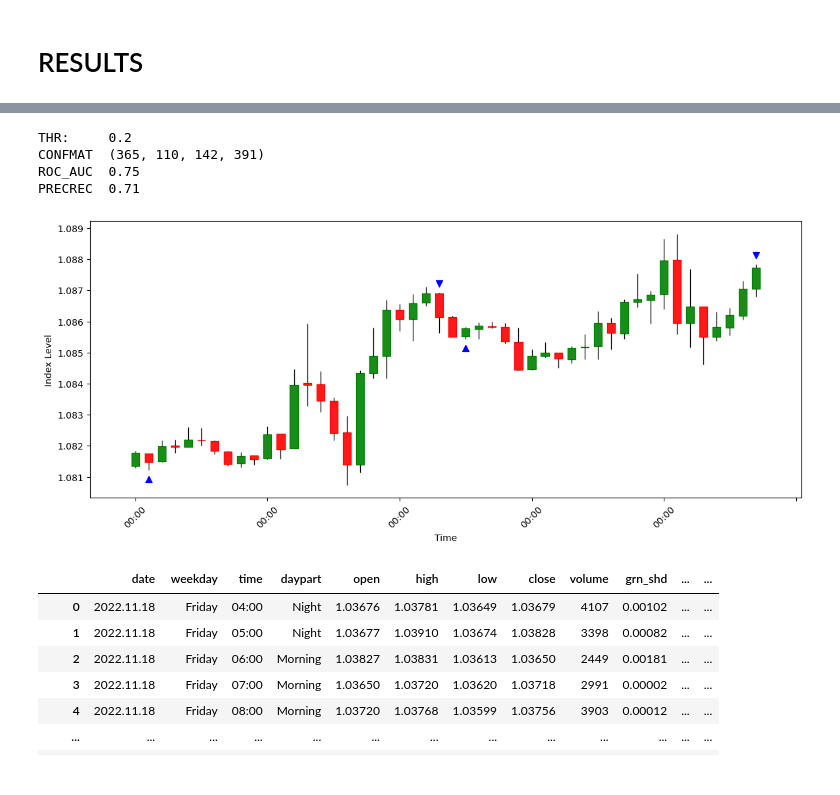
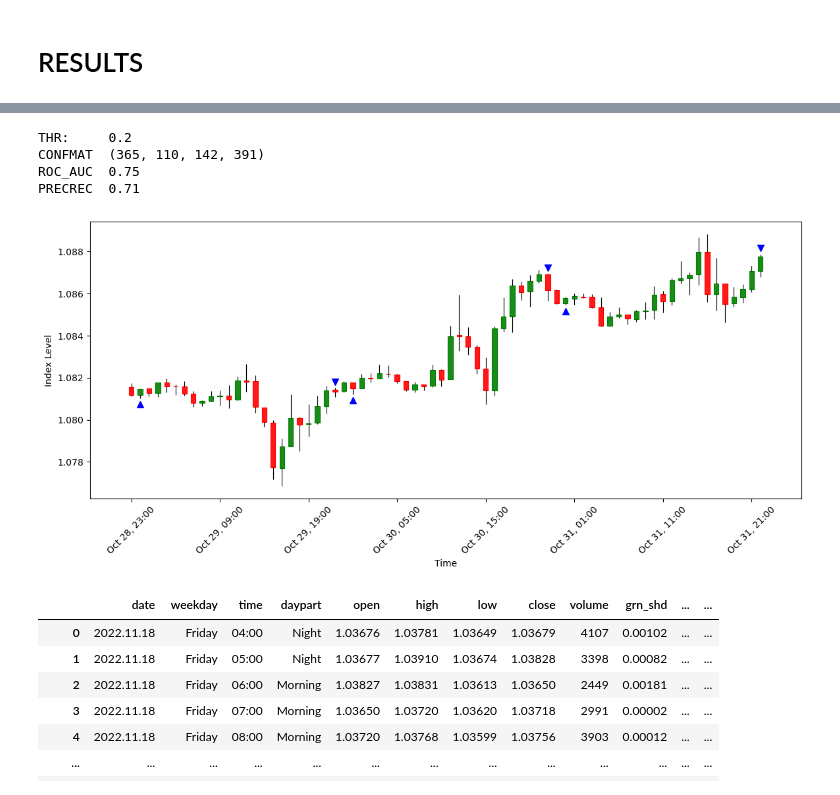
Before and after one commit to Priboy313/final-qualifying-work, a Jupyter notebook: main.ipynb, the cells around one changed output, grey strips where cells are left out. Drawn from its saved outputs; the diff is of its cells as text; code cells hidden in the pictures.

```diff
--- a/main.ipynb
+++ b/main.ipynb
@@ -785,36 +795,36 @@ threshold = 0.2
 
 test['ind_up'] = ((test['pred_y_up'] - test['pred_y_down']) > threshold).astype(float)
 test.loc[test['ind_up'] != 1, 'ind_up'] = float("NaN")
 test.loc[test['ind_up'] == 1, 'ind_up'] = test['low'] - 0.0003
 
 test['ind_down'] = ((test['pred_y_down'] - test['pred_y_up']) > threshold).astype(float)
 test.loc[test['ind_down'] != 1, 'ind_down'] = float("NaN")
 test.loc[test['ind_down'] == 1, 'ind_down'] = test['high'] + 0.0003
 
 
 res = test[['y_true', 'ind_up', 'y_true_down', 'ind_down']]
 
 res.loc[res['ind_up'] > 0, 'ind_pred'] = 1
 res.loc[res['ind_down'] > 0, 'ind_pred'] = 0
 
 res = res[(res['ind_pred'] == 1) | (res['ind_pred'] == 0)]
 
 print(f'THR:\t {threshold}')
 pdf.metrics.metrics_class(res.loc[:,'y_true'], res.loc[:,'ind_pred'])
 
 
-plot_window = 24*2
+plot_window = 24*3
 
 data = test.tail(plot_window)
-data.index = pd.to_datetime(data.index)
+data.index = pd.to_datetime(data['date'] + " " + data['time'])
 
 get_graph(data)
 # %% [output]
 THR:     0.2
 CONFMAT  (365, 110, 142, 391)
 ROC_AUC  0.75
 PRECREC  0.71
-[figure, old version]
+[figure, new version]
 # %%
 test
 # %% [output]
```
Also changed, not shown: parts of 1 cell of this notebook, 2 other files.
